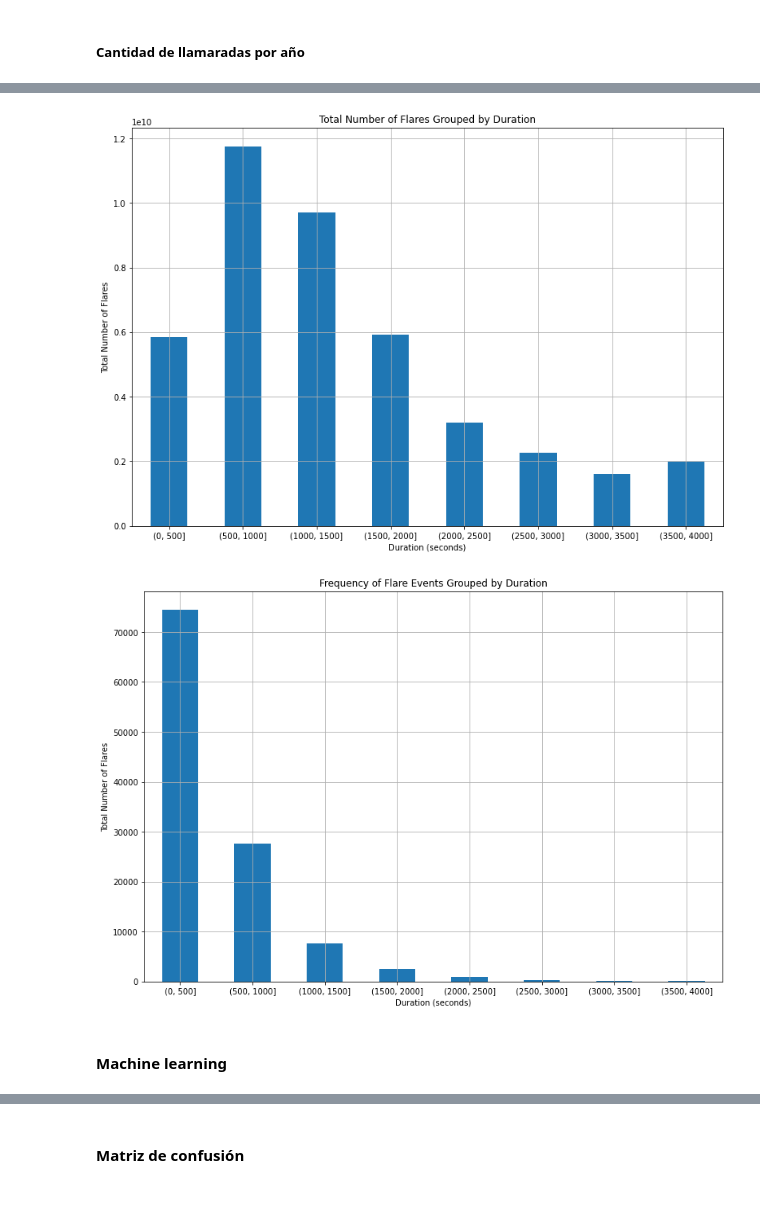
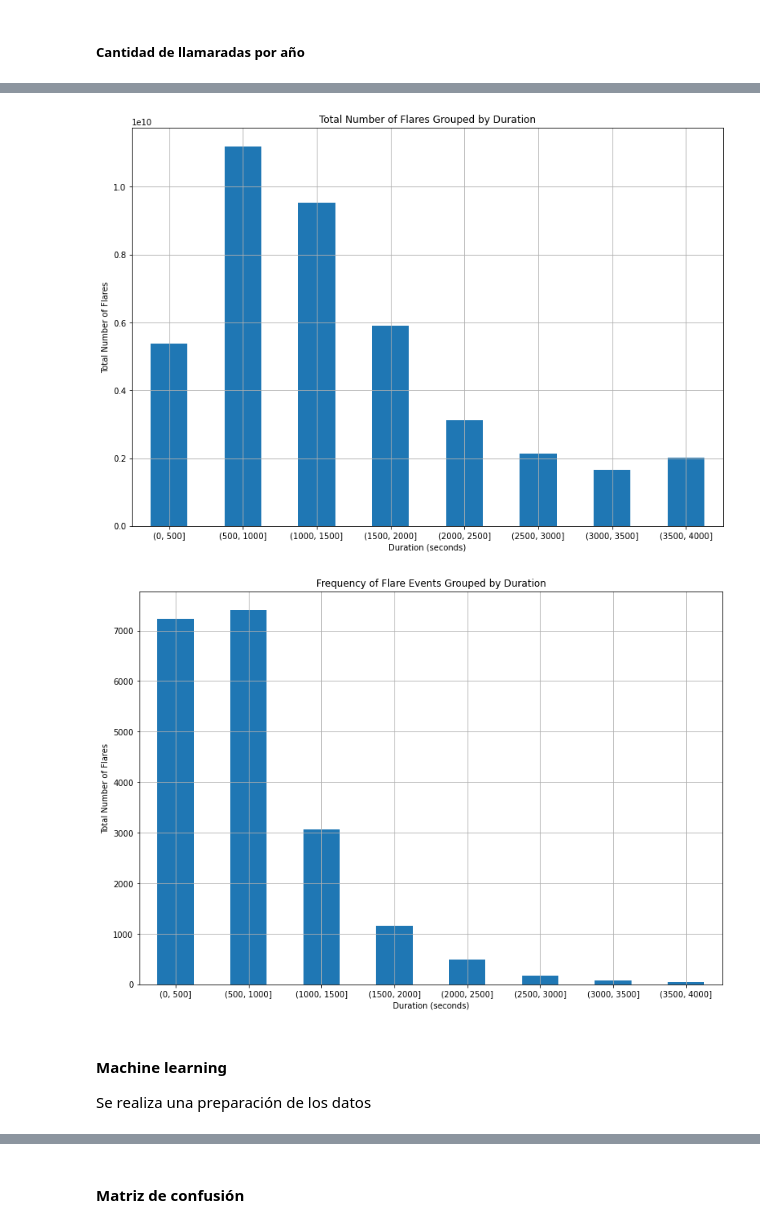
Before and after one commit to Exploratory-Data-Analiysis/Exam_1, a Jupyter notebook: ParcialFC.ipynb, the cells around one changed output, grey strips where cells are left out. Saved outputs shown, nothing was run; the diff lists cells and outputs as text; code cells hidden in the pictures; blank space fills up the shorter version.

```diff
--- a/ParcialFC.ipynb
+++ b/ParcialFC.ipynb
@@ -42,12 +42,16 @@ for i in df['energy.kev']:
     Emax.append(float(result[1]))
     Eprom.append((float(result[0]) + float(result[1]))/2)
 
-df['Emax.kev'] = Emax
+# df['Emax.kev'] = Emax
 df['Eprom.kev'] = Eprom
-df['log(duration.s)'] = np.log(df['duration.s'])
-df['log(flare)'] = np.log(df['flare'])
+# df['log(duration.s)'] = np.log(df['duration.s'])
+# df = df.drop(['duration.s'], axis=1)
+# df['log(flare)'] = np.log(df['flare'])
 
-
+### El dataFrame no contiene energías de 3-6 keV correspondientes a la radiación de fondo. Tanto la posición x,y
+### como la distancia radial son iguales a 0
+df = df[df['radial'] < 4000]
+df = df[df['energy.kev'] != '3-6']
 
 def filtro(data, Lbanderas): # Filtro por bandera
     for bandera in Lbanderas:
@@ -246,10 +237,20 @@ De esta manera, se encuentra la distribución de densidad para la duración de l
 Prueba QQ de la duración en comparación a una distribución chi cuadrada
 # %%
 # dfP = dataFiltro[dataFiltro['energy.kev'] != '50-100'] # Filtrar por energías si es necesario
-dfP = df[df['radial'] < 1000 ]
+# dfP = df[df['radial'] < 2600 ]
 
 
 # sm.qqplot?
 sm.qqplot(dfP['total.counts'], line='s', dist=stats.distributions.chi2, fit=True)
 plt.show()
+
+# plt.figure(figsize=(5,5), dpi = 150)
+# sns.boxplot(data=df.sort_values('Eprom.kev'), x='energy.kev', y="y.pos.asec")
+# plt.title('Boxplot')
+
+# sns.jointplot(data=df.sort_values('Eprom.kev'), x='x.pos.asec', y='y.pos.asec', hue='energy.kev', kind='scatter', height=10,
+#               xlim=(-1500, 1500), ylim=(-1500, 1500)).fig.suptitle('Flare distribution', fontsize=20)
+
+# plt.figure(figsize=(5,5), dpi = 150)
+# sns.countplot(data=df.sort_values('Eprom.kev'), x="energy.kev", hue='energy.kev')
 # %% [output]
@@ -299,7 +286,7 @@ plt.grid()
 # %%
 f, ax = plt.subplots(figsize=(13, 9))
-dfnew = dfP.loc[:, ['duration.s', 'total.counts']]
-dfnew2 = dfnew.groupby(pd.cut(dfnew["duration.s"], range(0, max(dfP['duration.s']), 500))).sum()
+dfnew = df.loc[:, ['duration.s', 'total.counts']]
+dfnew2 = dfnew.groupby(pd.cut(dfnew["duration.s"], range(0, max(df['duration.s']), 500))).sum()
 ax = dfnew2["total.counts"].plot(kind='bar', title="Total Number of Flares Grouped by Duration")
 ax.set_xlabel("Duration (seconds)")
 ax.set_ylabel("Total Number of Flares")
@@ -307,18 +294,19 @@ plt.xticks(rotation=0)
 plt.grid(True)
 plt.show()
 # %% [output]
-[figure, old version]
+[figure, new version]
 # %%
 f, ax = plt.subplots(figsize=(13, 9))
-dfnew2 = dfP.groupby(pd.cut(dfP["duration.s"], range(0, max(dfP['duration.s']), 500))).count()
+dfnew2 = dfP.groupby(pd.cut(df["duration.s"], range(0, max(df['duration.s']), 500))).count()
 ax = dfnew2["total.counts"].plot(kind='bar', title="Frequency of Flare Events Grouped by Duration")
 ax.set_xlabel("Duration (seconds)")
 ax.set_ylabel("Total Number of Flares")
 plt.xticks(rotation=0)
-plt.grid(True)
+plt.grid()
 plt.show()
 # %% [output]
-[figure, old version]
+[figure, new version]
 # %% [markdown]
 #### **Machine learning**
+Se realiza una preparación de los datos
 # %%
```
Also changed, not shown: parts of 23 cells of this notebook.
